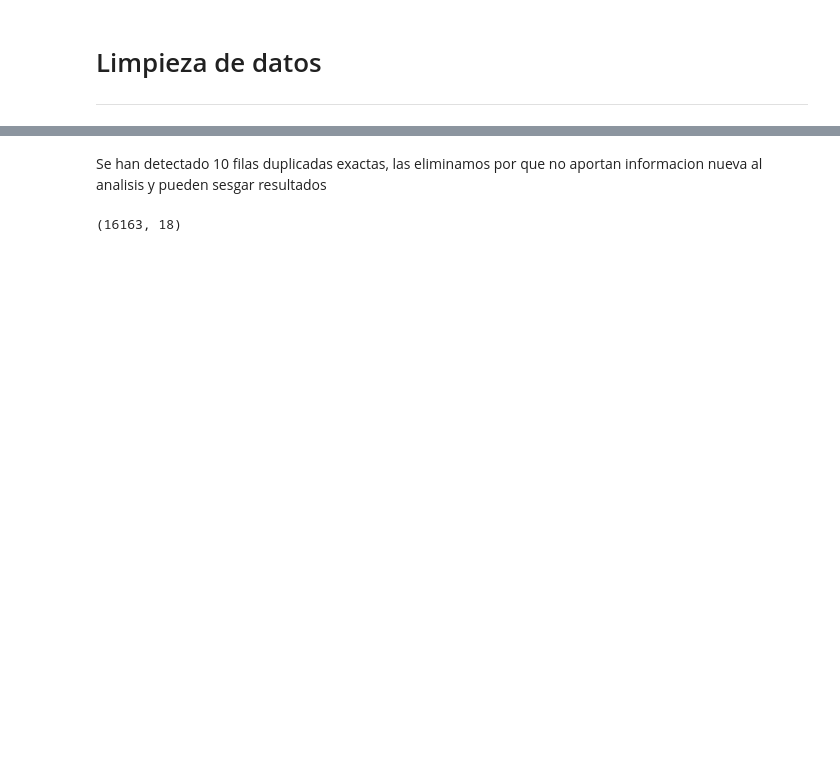
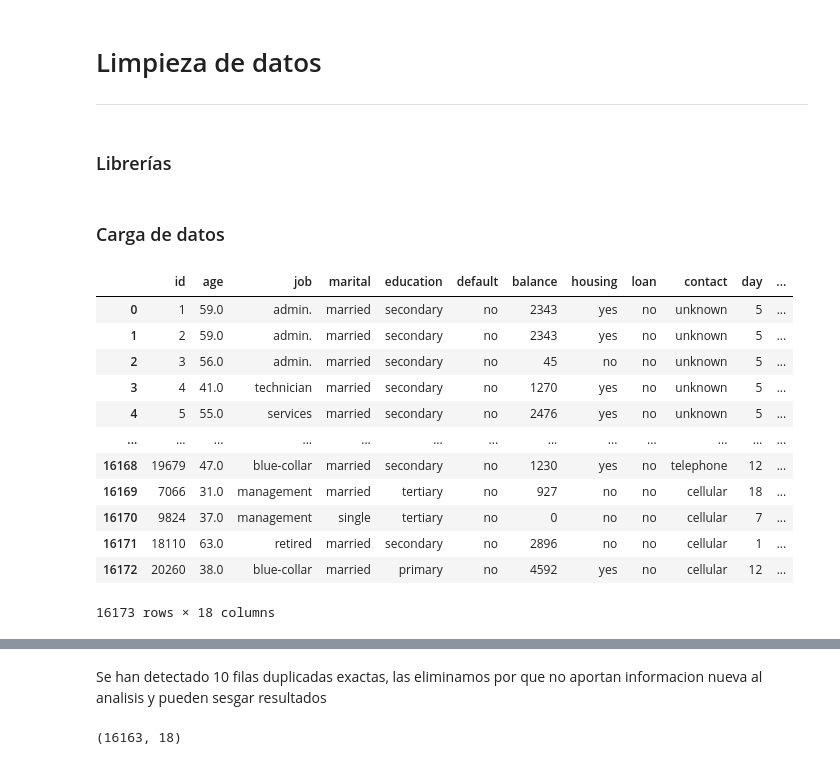
Before and after one commit to MarinaTorba/PersonalDataProrjects, a Jupyter notebook: Equip_9/Scripts/LimpiezaDatos_250519.ipynb, the cells around one changed output, grey strips where cells are left out. Drawn from its saved outputs; the diff is of its cells as text; code cells hidden in the pictures; blank space fills up the shorter version.

Commit message:
Actualización limpieza datos

```diff
--- a/Equip_9/Scripts/LimpiezaDatos_250519.ipynb
+++ b/Equip_9/Scripts/LimpiezaDatos_250519.ipynb
@@ -1,6 +1,8 @@
 # %% [markdown]
 # Limpieza de datos
 ***
+# %% [markdown]
+### Librerías
 # %%
 import os
 import pandas as pd
@@ -8,0 +12,19 @@ df = pd.read_csv("C:/Users/astar/Desktop/simulacion empresarial/ProjecteData/Equ
+# %% [markdown]
+### Carga de datos
+# %%
+df = pd.read_csv("../Data/df_original_250519.csv")
+df
+# %% [output]
+|  | id | age | job | marital | education | default | balance | housing | loan | contact | day | ... |
+| 0 | 1 | 59.0 | admin. | married | secondary | no | 2343 | yes | no | unknown | 5 | ... |
+| 1 | 2 | 59.0 | admin. | married | secondary | no | 2343 | yes | no | unknown | 5 | ... |
+| 2 | 3 | 56.0 | admin. | married | secondary | no | 45 | no | no | unknown | 5 | ... |
+| 3 | 4 | 41.0 | technician | married | secondary | no | 1270 | yes | no | unknown | 5 | ... |
+| 4 | 5 | 55.0 | services | married | secondary | no | 2476 | yes | no | unknown | 5 | ... |
+| ... | ... | ... | ... | ... | ... | ... | ... | ... | ... | ... | ... | ... |
+| 16168 | 19679 | 47.0 | blue-collar | married | secondary | no | 1230 | yes | no | telephone | 12 | ... |
+| 16169 | 7066 | 31.0 | management | married | tertiary | no | 927 | no | no | cellular | 18 | ... |
+| 16170 | 9824 | 37.0 | management | single | tertiary | no | 0 | no | no | cellular | 7 | ... |
+| 16171 | 18110 | 63.0 | retired | married | secondary | no | 2896 | no | no | cellular | 1 | ... |
+| 16172 | 20260 | 38.0 | blue-collar | married | primary | no | 4592 | yes | no | cellular | 12 | ... |
+16173 rows × 18 columns
```
Also changed, not shown: parts of 22 cells of this notebook, 1 other file.
